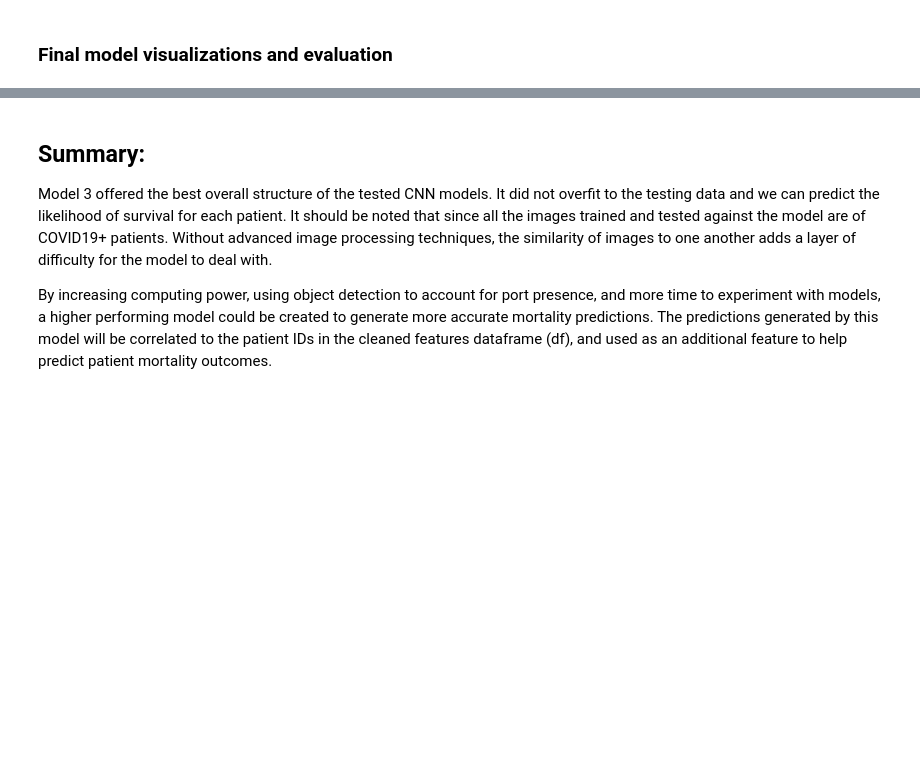
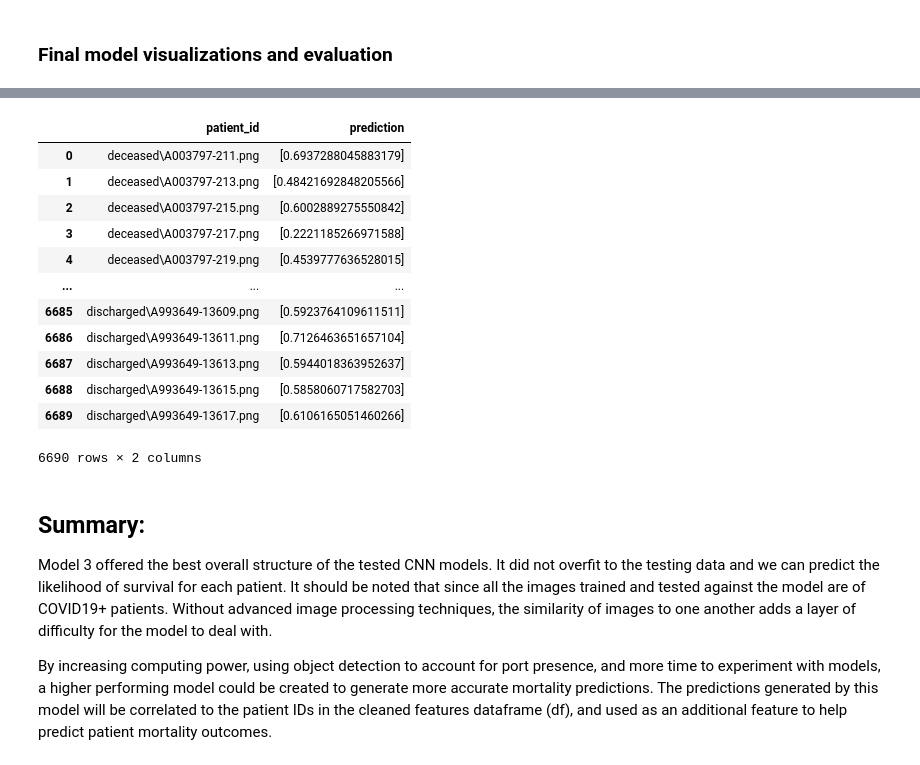
Before and after one commit to AMcqueen1980/COVID19_MortalityPred, a Jupyter notebook: COVID19_xray_imganalysis.ipynb, the cells around one changed output, grey strips where cells are left out. Drawn from its saved outputs; the diff is of its cells as text; code cells hidden in the pictures; blank space fills up the shorter version.

```diff
--- a/COVID19_xray_imganalysis.ipynb
+++ b/COVID19_xray_imganalysis.ipynb
@@ -451,9 +505,23 @@ data_pred
 # %%
 #correlate predictions to patient IDs and convert to pandas dataframe
 
 preds = data_pred.tolist()
-pred_df = pd.DataFrame({'patient_id':data_generator.filenames, 'prediction':pred})
+pred_df = pd.DataFrame({'patient_id':data_generator.filenames, 'prediction':preds})
 pred_df.head(-10)
+# %% [output]
+|  | patient_id | prediction |
+| 0 | deceased\A003797-211.png | [0.6937288045883179] |
+| 1 | deceased\A003797-213.png | [0.48421692848205566] |
+| 2 | deceased\A003797-215.png | [0.6002889275550842] |
+| 3 | deceased\A003797-217.png | [0.2221185266971588] |
+| 4 | deceased\A003797-219.png | [0.4539777636528015] |
+| ... | ... | ... |
+| 6685 | discharged\A993649-13609.png | [0.5923764109611511] |
+| 6686 | discharged\A993649-13611.png | [0.7126463651657104] |
+| 6687 | discharged\A993649-13613.png | [0.5944018363952637] |
+| 6688 | discharged\A993649-13615.png | [0.5858060717582703] |
+| 6689 | discharged\A993649-13617.png | [0.6106165051460266] |
+6690 rows × 2 columns
 # %%
 #save predictions as a dataframe
 # import os
```
Also changed, not shown: parts of 22 cells of this notebook.
